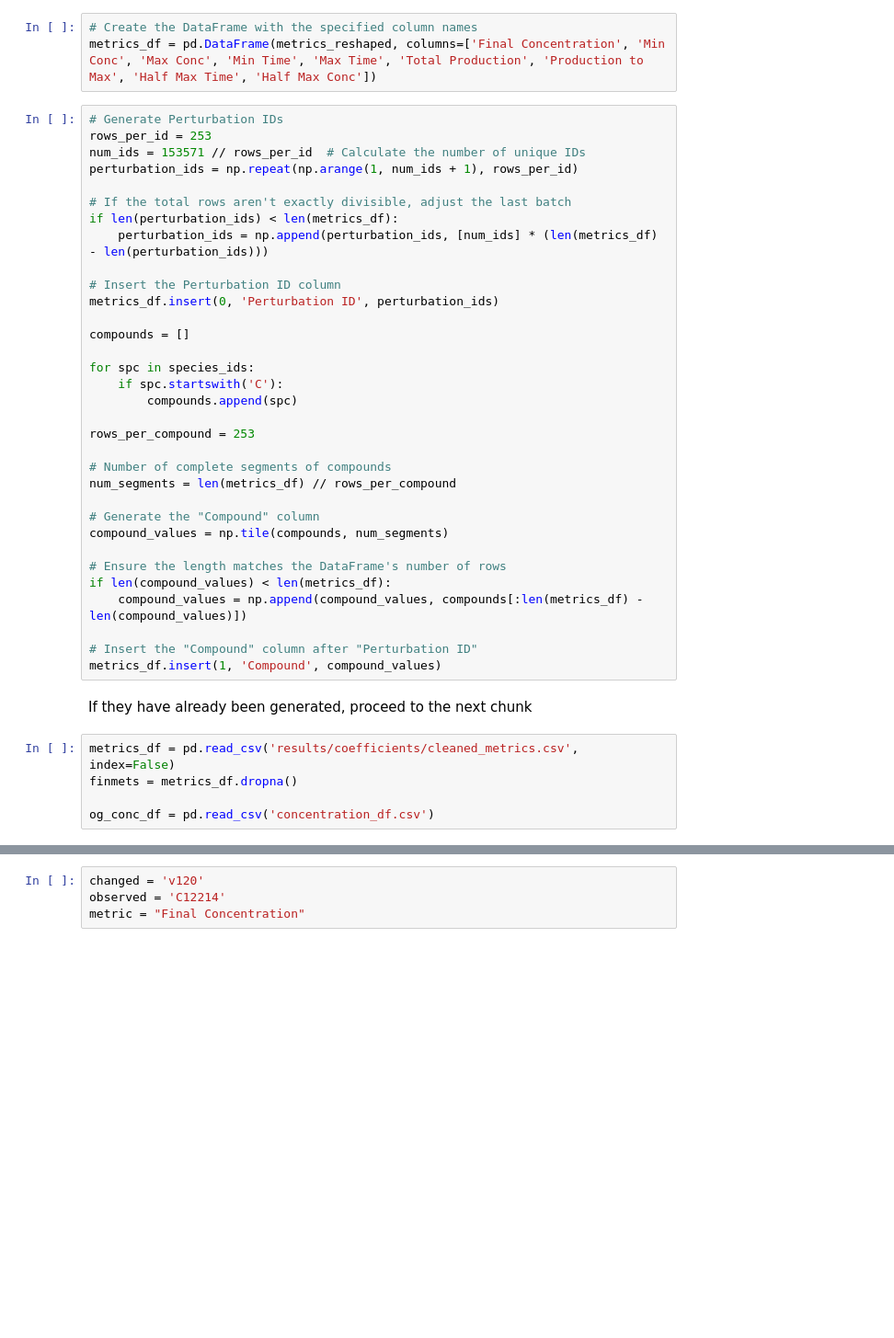
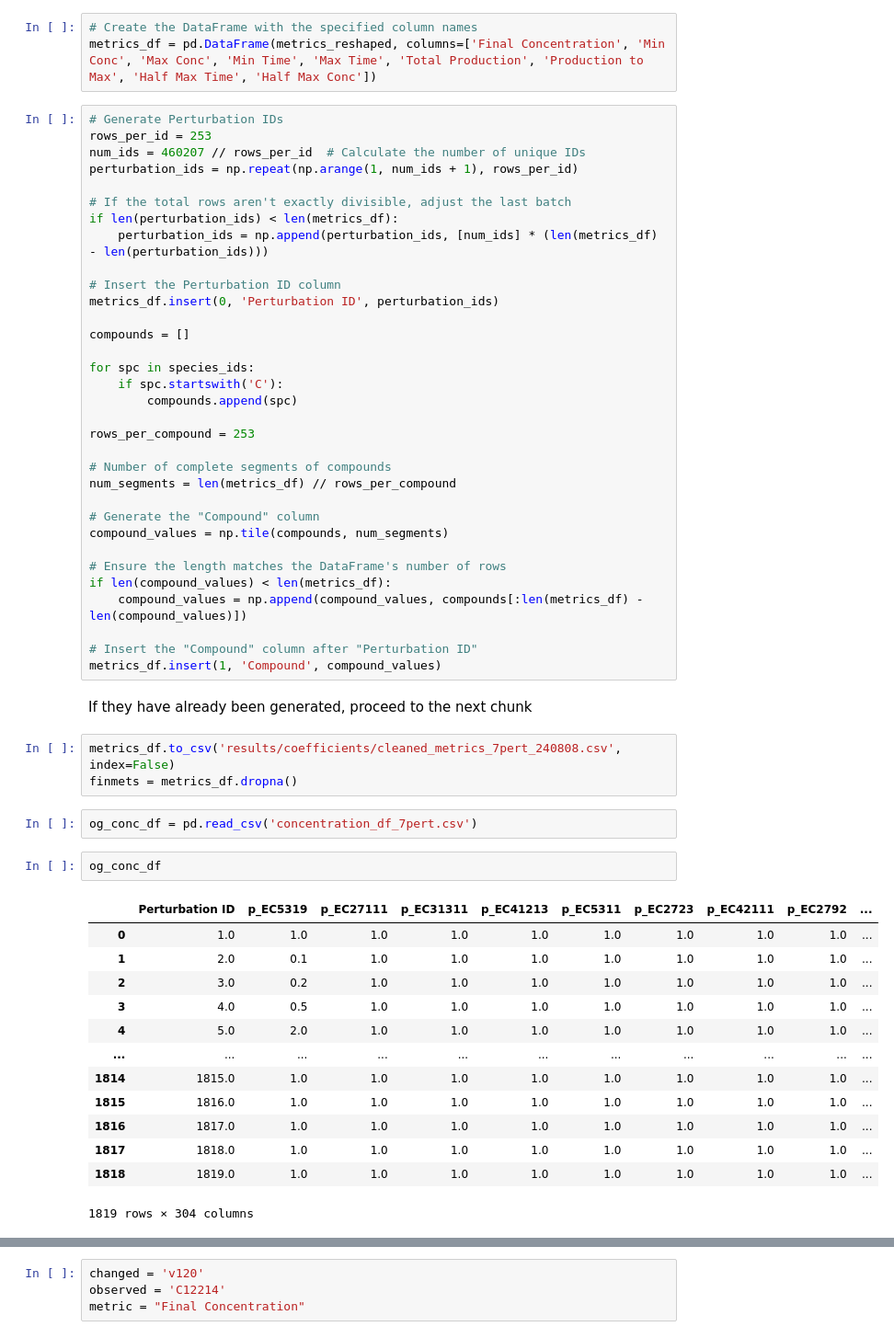
Before and after one commit to carothersresearch/ECFERS, a Jupyter notebook: notebooks/perturb_and_collect.ipynb, the cells around one changed output, grey strips where cells are left out. Shown at 92% size. Drawn from its saved outputs; the diff is of its cells as text; blank space fills up the shorter version.

```diff
--- a/notebooks/perturb_and_collect.ipynb
+++ b/notebooks/perturb_and_collect.ipynb
@@ -159,7 +165,7 @@ metrics_df = pd.DataFrame(metrics_reshaped, columns=['Final Concentration', 'Min
 # %%
 # Generate Perturbation IDs
 rows_per_id = 253
-num_ids = 153571 // rows_per_id  # Calculate the number of unique IDs
+num_ids = 460207 // rows_per_id  # Calculate the number of unique IDs
 perturbation_ids = np.repeat(np.arange(1, num_ids + 1), rows_per_id)
 
 # If the total rows aren't exactly divisible, adjust the last batch
@@ -192,7 +198,23 @@ metrics_df.insert(1, 'Compound', compound_values)
 # %% [markdown]
 If they have already been generated, proceed to the next chunk
 # %%
-metrics_df = pd.read_csv('results/coefficients/cleaned_metrics.csv', index=False)
+metrics_df.to_csv('results/coefficients/cleaned_metrics_7pert_240808.csv', index=False)
 finmets = metrics_df.dropna()
-
-og_conc_df = pd.read_csv('concentration_df.csv')
+# %%
+og_conc_df = pd.read_csv('concentration_df_7pert.csv')
+# %%
+og_conc_df
+# %% [output]
+|  | Perturbation ID | p_EC5319 | p_EC27111 | p_EC31311 | p_EC41213 | p_EC5311 | p_EC2723 | p_EC42111 | p_EC2792 | ... |
+| 0 | 1.0 | 1.0 | 1.0 | 1.0 | 1.0 | 1.0 | 1.0 | 1.0 | 1.0 | ... |
+| 1 | 2.0 | 0.1 | 1.0 | 1.0 | 1.0 | 1.0 | 1.0 | 1.0 | 1.0 | ... |
+| 2 | 3.0 | 0.2 | 1.0 | 1.0 | 1.0 | 1.0 | 1.0 | 1.0 | 1.0 | ... |
+| 3 | 4.0 | 0.5 | 1.0 | 1.0 | 1.0 | 1.0 | 1.0 | 1.0 | 1.0 | ... |
+| 4 | 5.0 | 2.0 | 1.0 | 1.0 | 1.0 | 1.0 | 1.0 | 1.0 | 1.0 | ... |
+| ... | ... | ... | ... | ... | ... | ... | ... | ... | ... | ... |
+| 1814 | 1815.0 | 1.0 | 1.0 | 1.0 | 1.0 | 1.0 | 1.0 | 1.0 | 1.0 | ... |
+| 1815 | 1816.0 | 1.0 | 1.0 | 1.0 | 1.0 | 1.0 | 1.0 | 1.0 | 1.0 | ... |
+| 1816 | 1817.0 | 1.0 | 1.0 | 1.0 | 1.0 | 1.0 | 1.0 | 1.0 | 1.0 | ... |
+| 1817 | 1818.0 | 1.0 | 1.0 | 1.0 | 1.0 | 1.0 | 1.0 | 1.0 | 1.0 | ... |
+| 1818 | 1819.0 | 1.0 | 1.0 | 1.0 | 1.0 | 1.0 | 1.0 | 1.0 | 1.0 | ... |
+1819 rows × 304 columns
```
Also changed, not shown: parts of 19 cells of this notebook, 4 other files.
